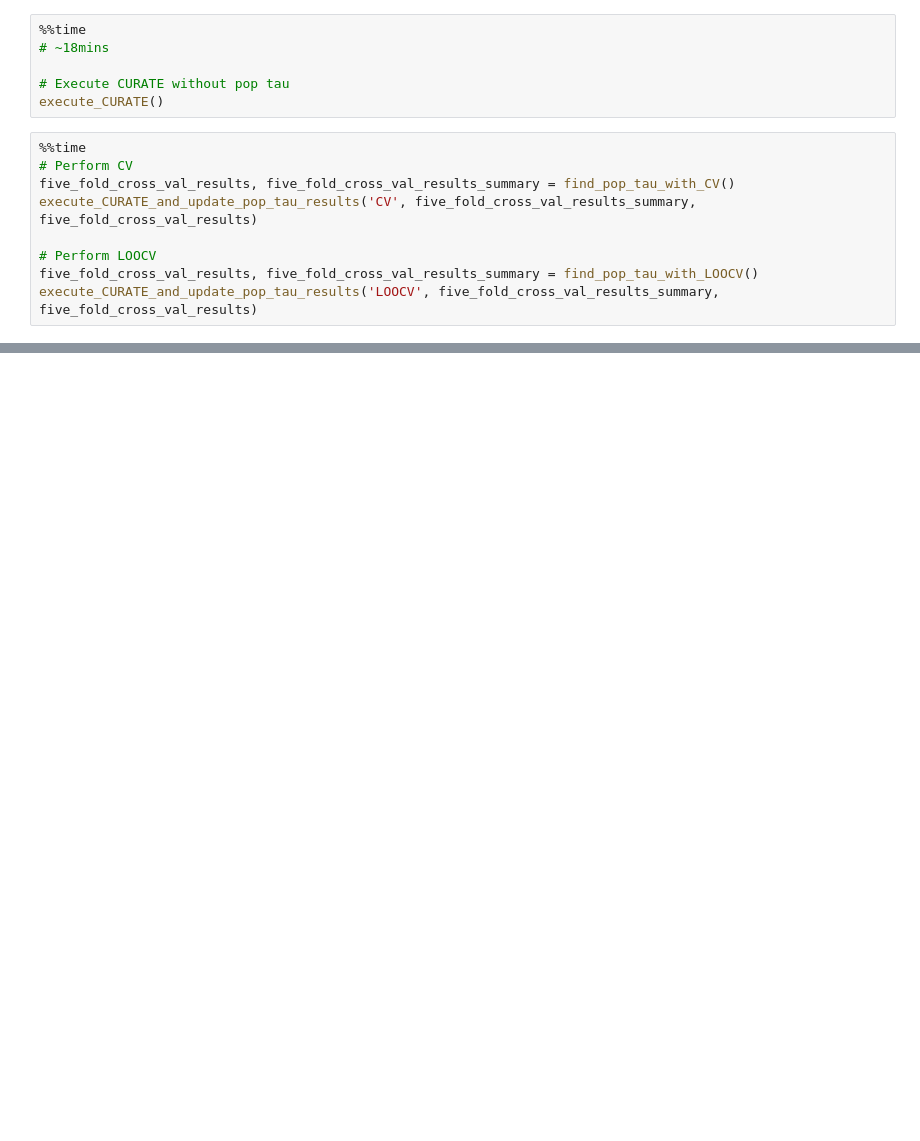
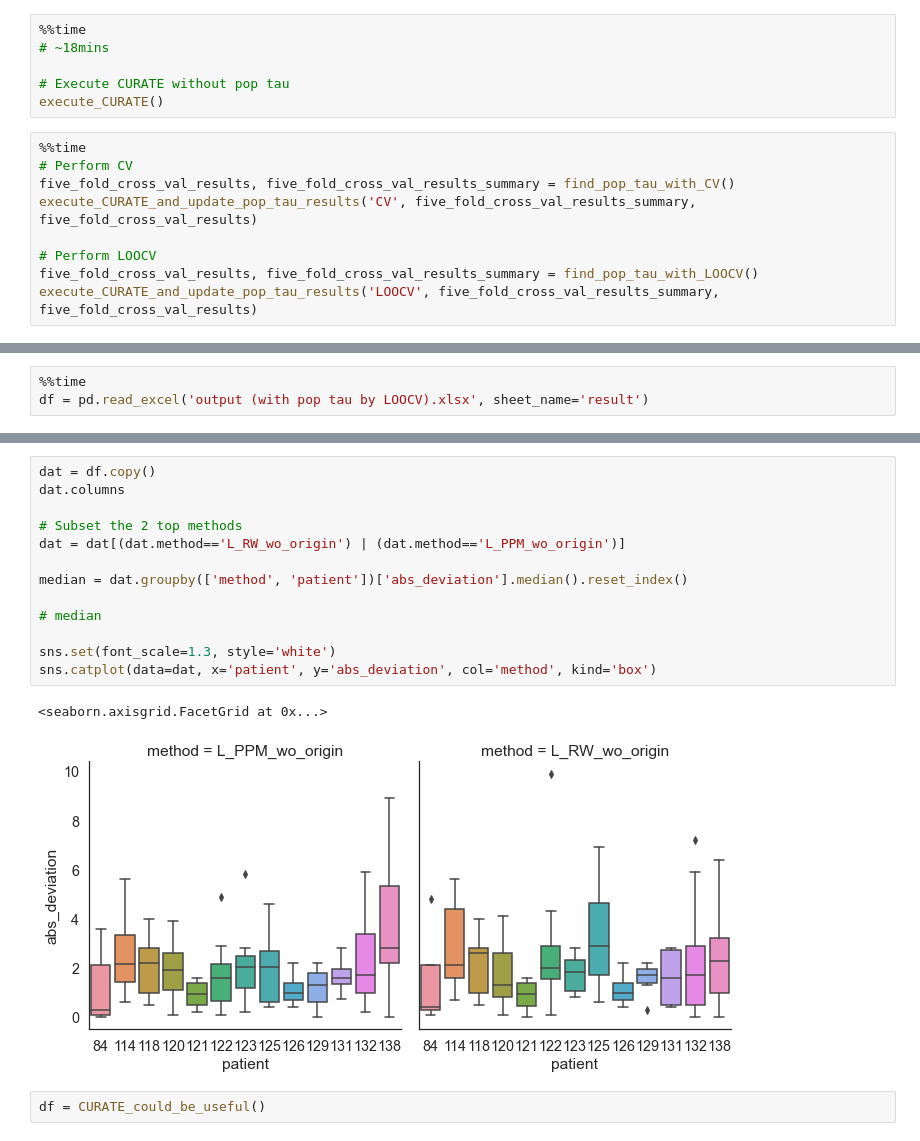
Before and after one commit to tshibei/retro_ped_liver_transplant, a Jupyter notebook: retro_PLT.ipynb, the cells around one changed output, grey strips where cells are left out. Cells and saved outputs as stored; diff of their text form; blank space fills up the shorter version.

Commit message:
Add plotting code for indiv_profiles_all_data()

```diff
--- a/retro_PLT.ipynb
+++ b/retro_PLT.ipynb
@@ -44,0 +45,3 @@ df = indiv_profiles('output (with pop tau by LOOCV).xlsx')
+# %%
+%%time
+df = pd.read_excel('output (with pop tau by LOOCV).xlsx', sheet_name='result')
@@ -44,0 +50,18 @@ df = indiv_profiles('output (with pop tau by LOOCV).xlsx')
+# %%
+dat = df.copy()
+dat.columns
+
+# Subset the 2 top methods
+dat = dat[(dat.method=='L_RW_wo_origin') | (dat.method=='L_PPM_wo_origin')]
+
+median = dat.groupby(['method', 'patient'])['abs_deviation'].median().reset_index()
+
+# median
+
+sns.set(font_scale=1.3, style='white')
+sns.catplot(data=dat, x='patient', y='abs_deviation', col='method', kind='box')
+# %% [output]
+<seaborn.axisgrid.FacetGrid at 0x...>
+[figure, added]
+# %%
+df = CURATE_could_be_useful()
```
Also changed, not shown: parts of 4 cells of this notebook, 8 other files.
